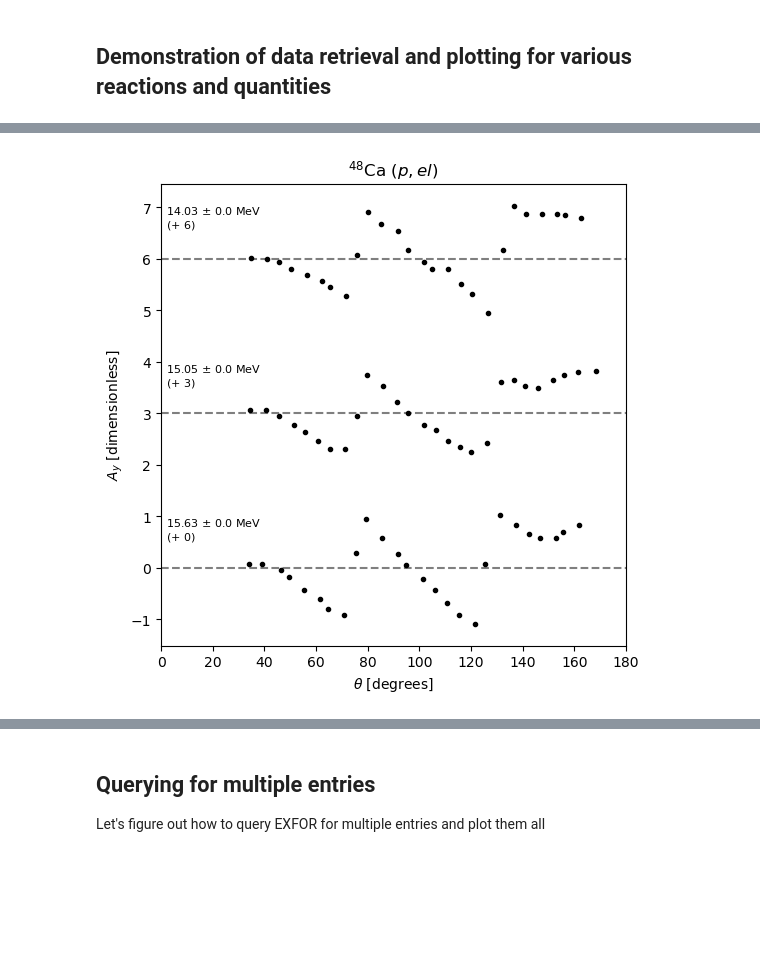
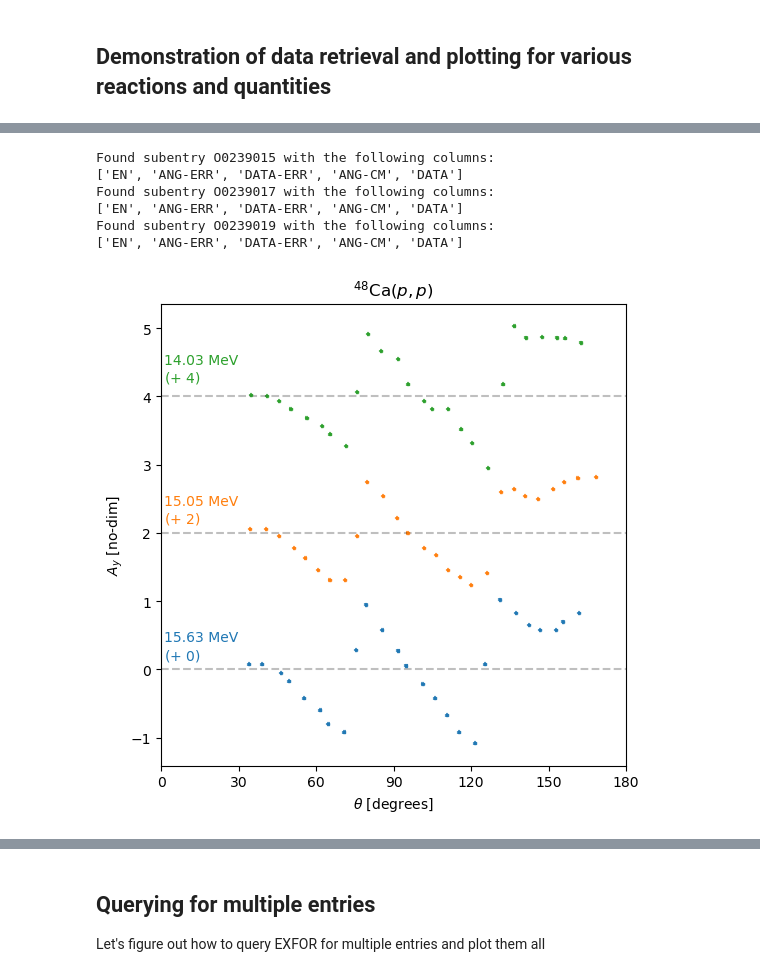
Before and after one commit to beykyle/exfor_tools, a Jupyter notebook: examples/plotting_differential_xs.ipynb, the cells around one changed output, grey strips where cells are left out. Saved outputs shown, nothing was run; the diff lists cells and outputs as text; code cells hidden in the pictures; blank space fills up the shorter version.

```diff
--- a/examples/plotting_differential_xs.ipynb
+++ b/examples/plotting_differential_xs.ipynb
@@ -44,21 +72,37 @@ ca48_nn.plot_experiment(ax3, offsets=50, label_hloc_deg=100, label_offset_factor
 # %%
-ca48_pp_ana = ExforDifferentialData(
+ca48_pp_ana = ExforEntryAngularDistribution(
     entry="O0239",
     target=(48, 20),
     projectile=(1, 1),
     quantity="Ay",
-    products=["EL"],
+    vocal=True,
+    filter_subentries=filter_out_lab_angle,
 )
+# %% [output]
+Found subentry O0239015 with the following columns:
+['EN', 'ANG-ERR', 'DATA-ERR', 'ANG-CM', 'DATA']
+Found subentry O0239017 with the following columns:
+['EN', 'ANG-ERR', 'DATA-ERR', 'ANG-CM', 'DATA']
+Found subentry O0239019 with the following columns:
+['EN', 'ANG-ERR', 'DATA-ERR', 'ANG-CM', 'DATA']
 # %%
 fig, (ax) = plt.subplots(1, 1, figsize=(6, 6), sharey=True)
-ca48_pp_ana.plot_experiment(
+
+ca48_pp_ana.plot(
     ax,
-    offsets=3,
+    offsets=2,
     log=False,
-    label_offset_factor=0.5,
-    label_hloc_deg=2,
-    add_baseline=True,
+    draw_baseline=True,
+    label_kwargs={
+        "label_xloc_deg": None,
+        "label_offset_factor": 0.1,
+        "label_energy_err": False,
+        "label_offset": True,
+        "label_incident_energy": True,
+        "label_excitation_energy": False,
+        "label_exfor": False,
+    },
 )
 # %% [output]
-[figure, old version]
+[figure, new version]
 # %%
```
Also changed, not shown: parts of 17 cells of this notebook, 4 other files.
